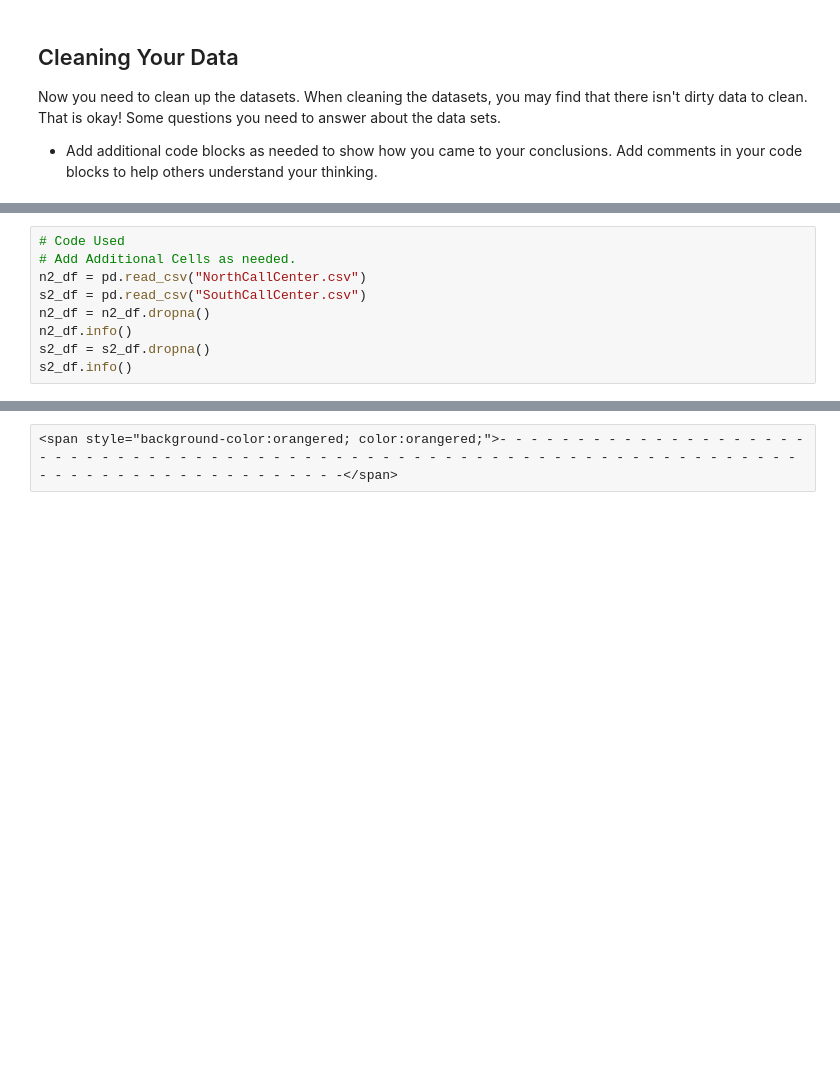
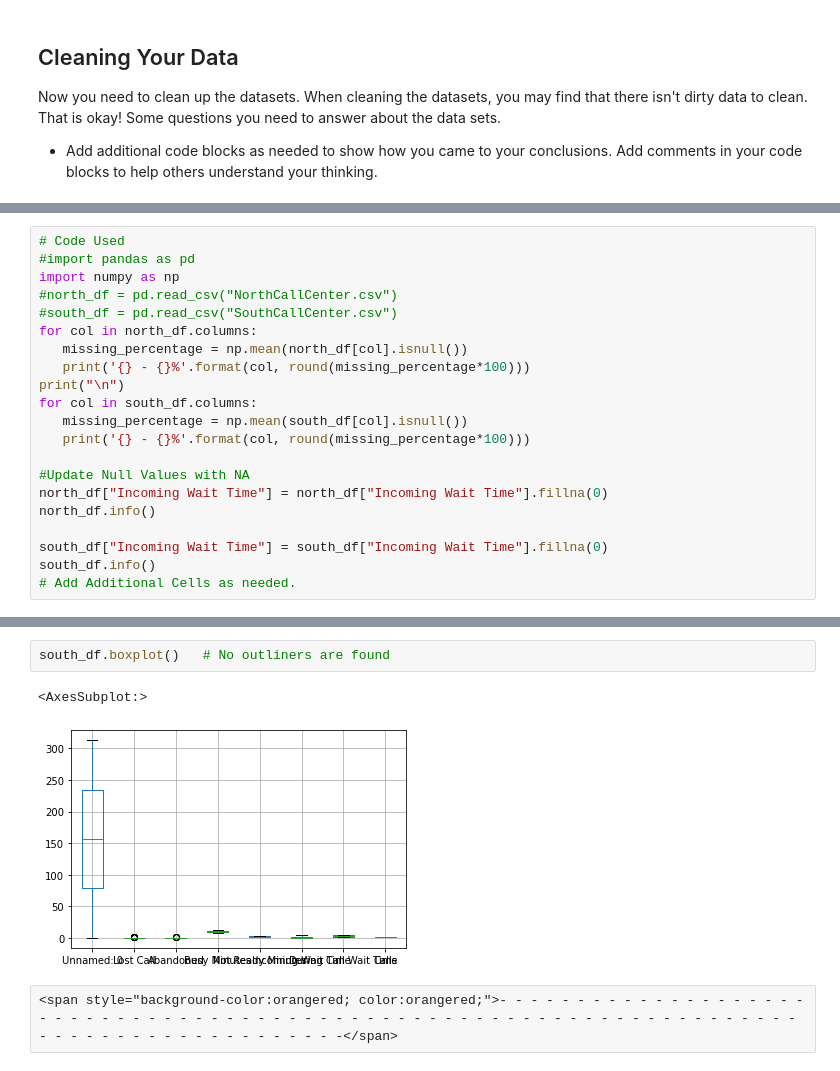
Before and after one commit to Flora-Cheung/call-center-cleanup-assignment, a Jupyter notebook: Call_Center_Cleanup.ipynb, the cells around one changed output, grey strips where cells are left out. Saved outputs shown, nothing was run; the diff lists cells and outputs as text; blank space fills up the shorter version.

```diff
--- a/Call_Center_Cleanup.ipynb
+++ b/Call_Center_Cleanup.ipynb
@@ -153,10 +144,22 @@ Now you need to clean up the datasets. When cleaning the datasets, you may find
 # %%
 # Code Used
+#import pandas as pd
+import numpy as np
+#north_df = pd.read_csv("NorthCallCenter.csv")
+#south_df = pd.read_csv("SouthCallCenter.csv")
+for col in north_df.columns:
+   missing_percentage = np.mean(north_df[col].isnull())
+   print('{} - {}%'.format(col, round(missing_percentage*100)))
+print("\n")
+for col in south_df.columns:
+   missing_percentage = np.mean(south_df[col].isnull())
+   print('{} - {}%'.format(col, round(missing_percentage*100)))
+
+#Update Null Values with NA
+north_df["Incoming Wait Time"] = north_df["Incoming Wait Time"].fillna(0)
+north_df.info()
+
+south_df["Incoming Wait Time"] = south_df["Incoming Wait Time"].fillna(0)
+south_df.info()
 # Add Additional Cells as needed.
-n2_df = pd.read_csv("NorthCallCenter.csv")
-s2_df = pd.read_csv("SouthCallCenter.csv")
-n2_df = n2_df.dropna()
-n2_df.info()
-s2_df = s2_df.dropna()
-s2_df.info()
 # %% [output]
@@ -265,3 +283,8 @@ s2_df.shape  # Output: (314. 14)
+# %%
+south_df.boxplot()   # No outliners are found
+# %% [output]
+<AxesSubplot:>
+[figure, added]
 # %% [raw]
 <span style="background-color:orangered; color:orangered;">- - - - - - - - - - - - - - - - - - - - - - - - - - - - - - - - - - - - - - - - - - - - - - - - - - - - - - - - - - - - - - - - - - - - - - - - - - - - - - - - - - - - - - - - -</span>
 # %% [markdown]
```
Also changed, not shown: parts of 20 cells of this notebook.
